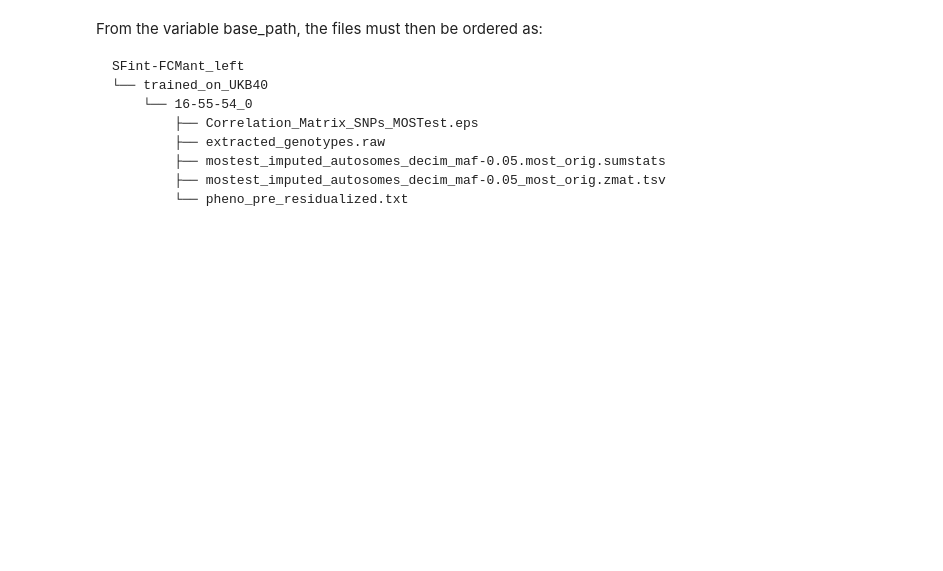
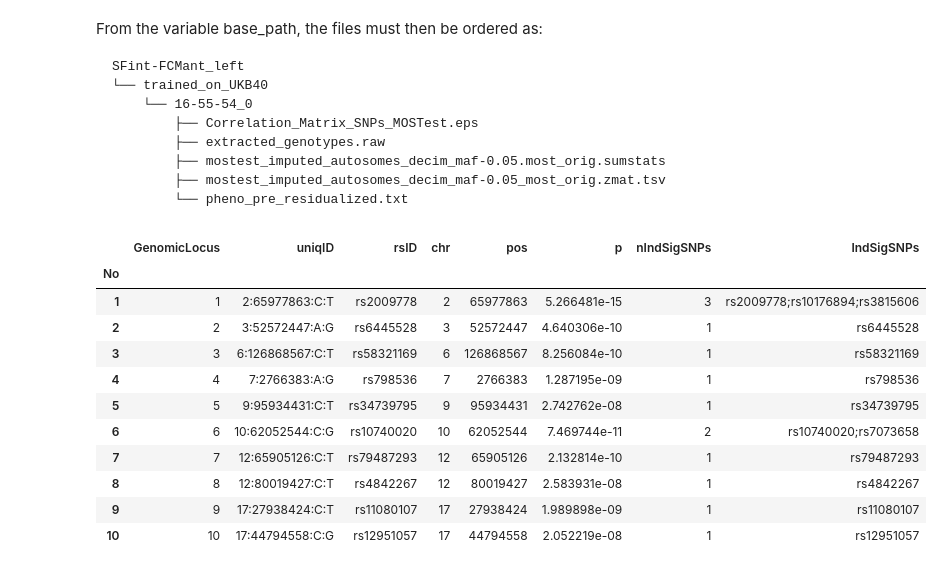
Before and after one commit to neurospin-projects/2024_adufournet_sulcus_genetics, a Jupyter notebook: contrastive/notebooks/MOStest/SNP_variance_visu.ipynb, the cells around one changed output. Saved outputs shown, nothing was run; the diff lists cells and outputs as text; code cells hidden in the pictures; blank space fills up the shorter version.

```diff
--- a/contrastive/notebooks/MOStest/SNP_variance_visu.ipynb
+++ b/contrastive/notebooks/MOStest/SNP_variance_visu.ipynb
@@ -40,9 +30,22 @@ z_score = pd.read_csv(f'{base_path}/{region_model}/mostest_imputed_autosomes_dec
 pre_residualized_bdd = pre_residualized_bdd.drop('#FID', axis=1)
 pre_residualized_bdd = pre_residualized_bdd.set_index('IID')
 # %%
-#path_to_lead_SNPs = glob.glob(f'{base_path}/{region_model}/FUMA_job*/leadSNPs.txt')[0]
-#FUMA_lead_SNP = pd.read_csv(path_to_lead_SNPs, sep='\t', index_col=0)
-#FUMA_lead_SNP
+path_to_lead_SNPs = glob.glob(f'{base_path}/{region_model}/FUMA/leadSNPs.txt')[0]
+FUMA_lead_SNP = pd.read_csv(path_to_lead_SNPs, sep='\t', index_col=0)
+FUMA_lead_SNP
+# %% [output]
+|  | GenomicLocus | uniqID | rsID | chr | pos | p | nIndSigSNPs | IndSigSNPs |
+| No |  |  |  |  |  |  |  |  |
+| 1 | 1 | 2:65977863:C:T | rs2009778 | 2 | 65977863 | 5.266481e-15 | 3 | rs2009778;rs10176894;rs3815606 |
+| 2 | 2 | 3:52572447:A:G | rs6445528 | 3 | 52572447 | 4.640306e-10 | 1 | rs6445528 |
+| 3 | 3 | 6:126868567:C:T | rs58321169 | 6 | 126868567 | 8.256084e-10 | 1 | rs58321169 |
+| 4 | 4 | 7:2766383:A:G | rs798536 | 7 | 2766383 | 1.287195e-09 | 1 | rs798536 |
+| 5 | 5 | 9:95934431:C:T | rs34739795 | 9 | 95934431 | 2.742762e-08 | 1 | rs34739795 |
+| 6 | 6 | 10:62052544:C:G | rs10740020 | 10 | 62052544 | 7.469744e-11 | 2 | rs10740020;rs7073658 |
+| 7 | 7 | 12:65905126:C:T | rs79487293 | 12 | 65905126 | 2.132814e-10 | 1 | rs79487293 |
+| 8 | 8 | 12:80019427:C:T | rs4842267 | 12 | 80019427 | 2.583931e-08 | 1 | rs4842267 |
+| 9 | 9 | 17:27938424:C:T | rs11080107 | 17 | 27938424 | 1.989898e-09 | 1 | rs11080107 |
+| 10 | 10 | 17:44794558:C:G | rs12951057 | 17 | 44794558 | 2.052219e-08 | 1 | rs12951057 |
 # %%
 print(pre_residualized_bdd.shape)
 pre_residualized_bdd = pre_residualized_bdd[[f'dim{i}' for i in range(1,pre_residualized_bdd.shape[1]+1)]]
```
Also changed, not shown: parts of 26 cells of this notebook, 9 other files.
